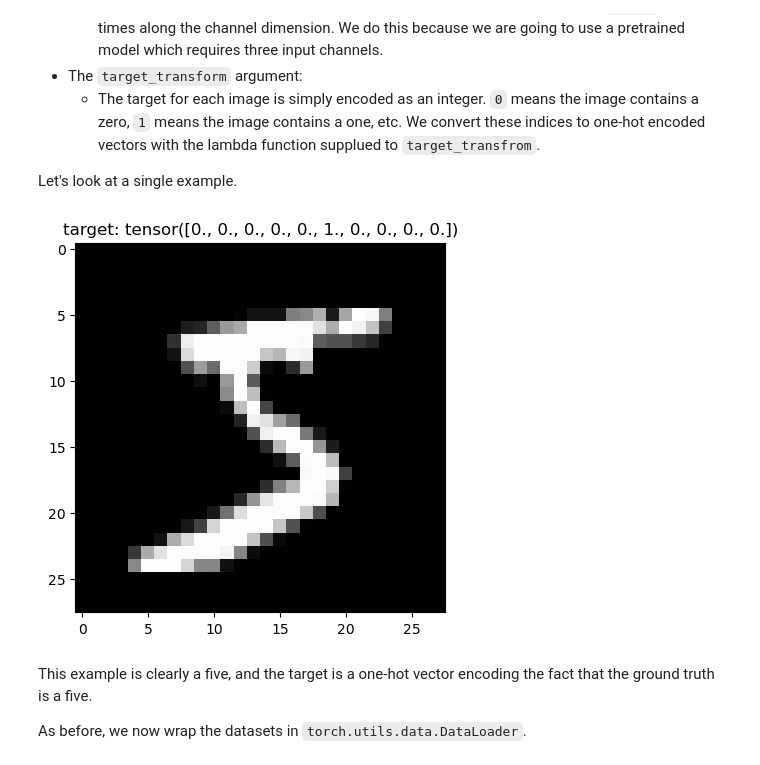
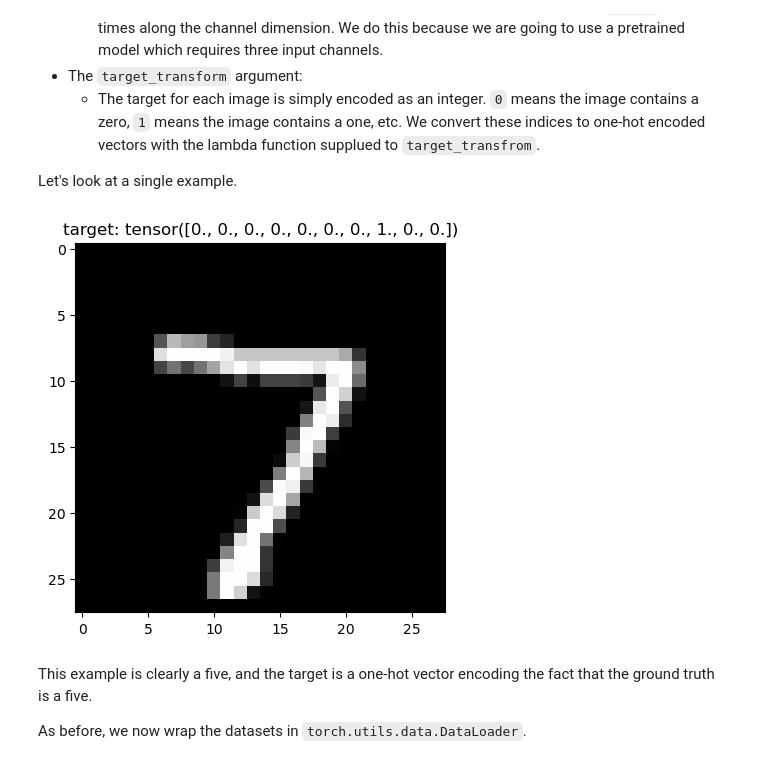
Before and after one commit to jdenholm/TorchTools, a Jupyter notebook: demos/simple_conv_net_2d_mnist_demo.ipynb, the cells around one changed output. Saved outputs shown, nothing was run; the diff lists cells and outputs as text; code cells hidden in the pictures.

```diff
--- a/demos/simple_conv_net_2d_mnist_demo.ipynb
+++ b/demos/simple_conv_net_2d_mnist_demo.ipynb
@@ -49,13 +57,13 @@ Since we have done quite a few things here, let's break them down.
 
 Let's look at a single example.
 # %%
-img, target = train_set[0]
+img, target = valid_set[0]
 
 plt.imshow(img.permute(1, 2, 0))
 plt.title(f"target: {target}")
 plt.show()
 # %% [output]
-[figure, old version]
+[figure, new version]
 # %% [markdown]
 This example is clearly a five, and the target is a one-hot vector encoding the fact that the ground truth is a five.
 
```
Also changed, not shown: parts of 7 cells of this notebook.
